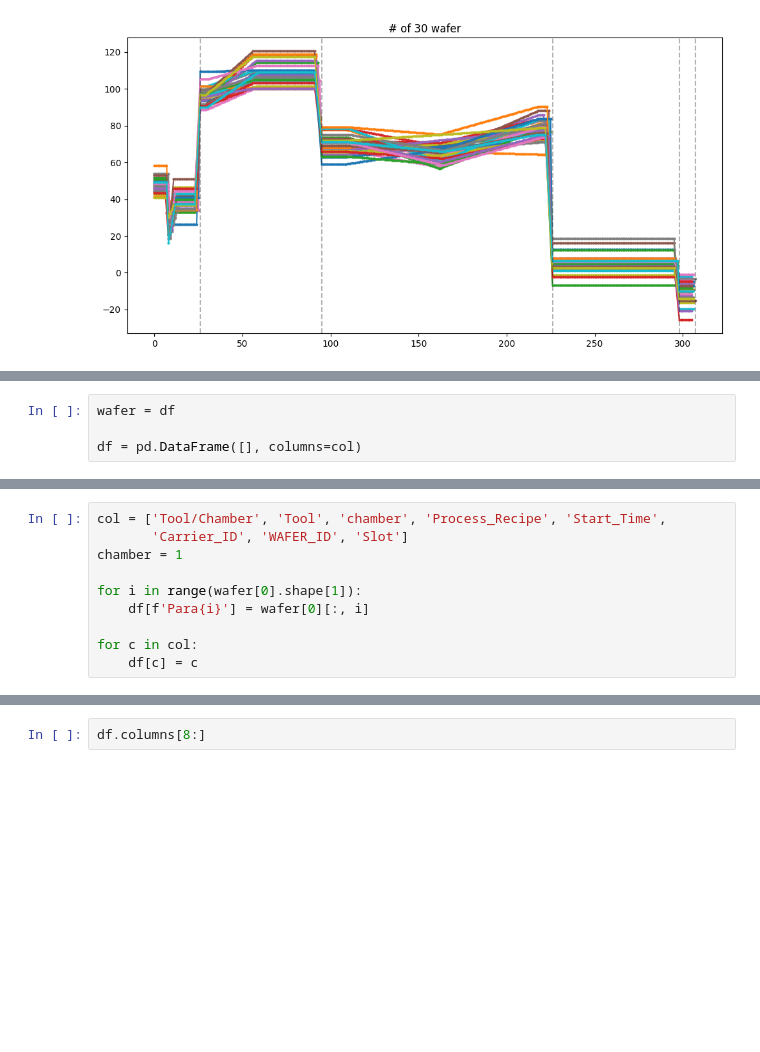
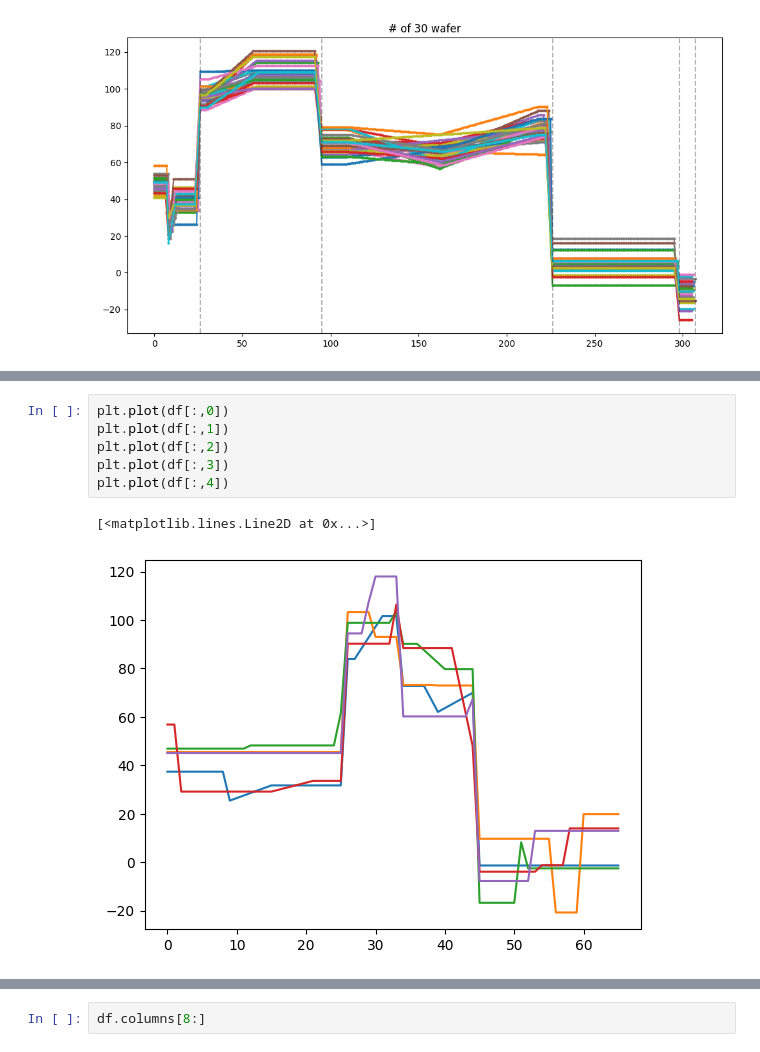
Before and after one commit to kEEPpp/TraceGenerator, a Jupyter notebook: notepad.ipynb, the cells around one changed output, grey strips where cells are left out. Cells and saved outputs as stored; diff of their text form; blank space fills up the shorter version.

Commit message:
feat: add jitter function to each wafer(on-going)

```diff
--- a/notepad.ipynb
+++ b/notepad.ipynb
@@ -64,4 +58,0 @@ trans = df[0].transpose()
-# %%
-wafer = df
-
-df = pd.DataFrame([], columns=col)
@@ -76,10 +58,0 @@ para_col
-# %%
-col = ['Tool/Chamber', 'Tool', 'chamber', 'Process_Recipe', 'Start_Time',
-       'Carrier_ID', 'WAFER_ID', 'Slot']
-chamber = 1
-
-for i in range(wafer[0].shape[1]):
-    df[f'Para{i}'] = wafer[0][:, i]
-
-for c in col:
-    df[c] = c
@@ -101,0 +59,9 @@ df
+# %%
+plt.plot(df[:,0])
+plt.plot(df[:,1])
+plt.plot(df[:,2])
+plt.plot(df[:,3])
+plt.plot(df[:,4])
+# %% [output]
+[<matplotlib.lines.Line2D at 0x...>]
+[figure, added]
```
Also changed, not shown: parts of 18 cells of this notebook, 2 other files.
